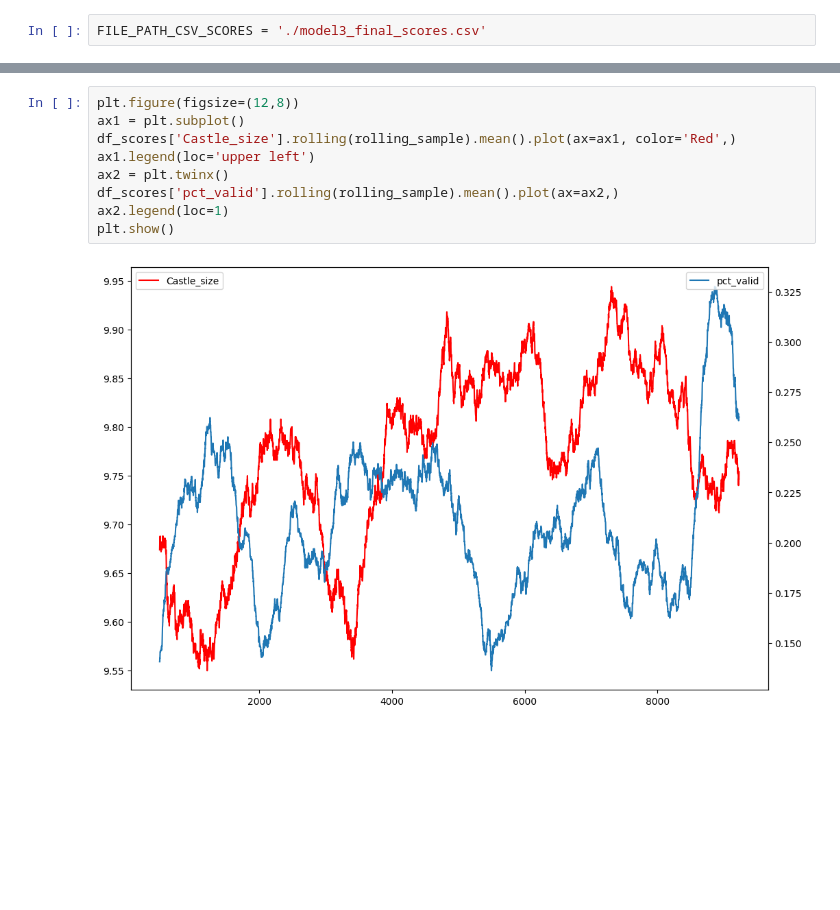
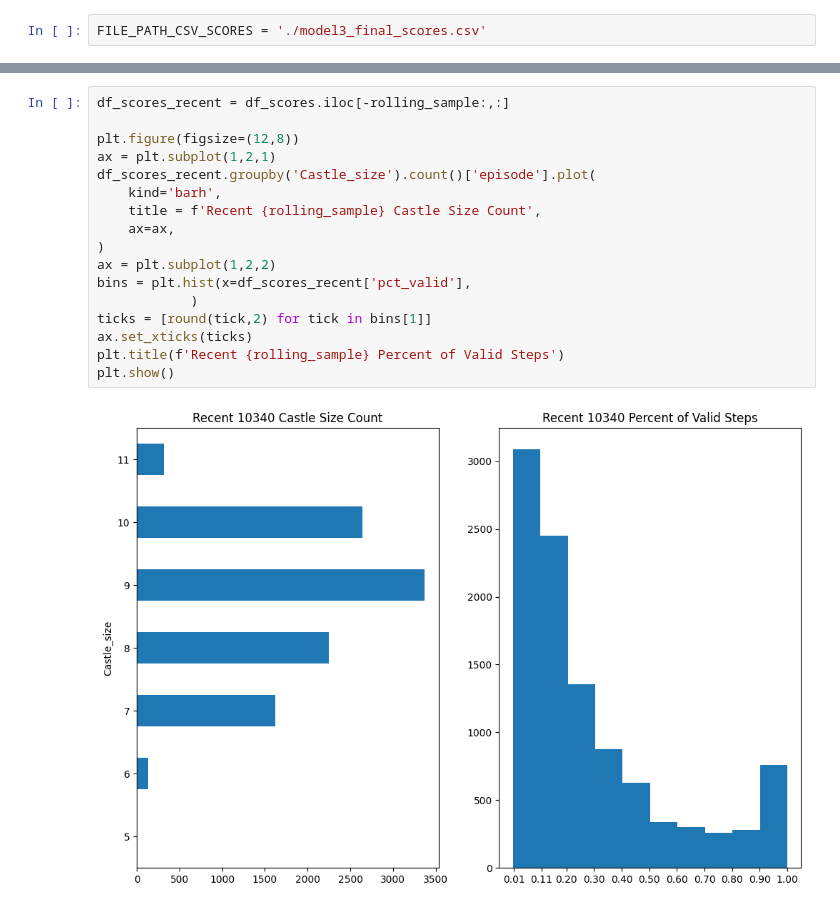
Before and after one commit to Rabmuk/Reinforcement-Regicide, a Jupyter notebook: Scores_analysis.ipynb, the cells around one changed output, grey strips where cells are left out. Saved outputs shown, nothing was run; the diff lists cells and outputs as text; blank space fills up the shorter version.

```diff
--- a/Scores_analysis.ipynb
+++ b/Scores_analysis.ipynb
@@ -75,11 +96,19 @@ plt.show()
-# %%
-plt.figure(figsize=(12,8))
-ax1 = plt.subplot()
-df_scores['Castle_size'].rolling(rolling_sample).mean().plot(ax=ax1, color='Red',)
-ax1.legend(loc='upper left')
-ax2 = plt.twinx()
-df_scores['pct_valid'].rolling(rolling_sample).mean().plot(ax=ax2,)
-ax2.legend(loc=1)
-plt.show()
-# %% [output]
-[figure, removed]
+# %%
+df_scores_recent = df_scores.iloc[-rolling_sample:,:]
+
+plt.figure(figsize=(12,8))
+ax = plt.subplot(1,2,1)
+df_scores_recent.groupby('Castle_size').count()['episode'].plot(
+    kind='barh',
+    title = f'Recent {rolling_sample} Castle Size Count',
+    ax=ax,
+)
+ax = plt.subplot(1,2,2)
+bins = plt.hist(x=df_scores_recent['pct_valid'],
+            )
+ticks = [round(tick,2) for tick in bins[1]]
+ax.set_xticks(ticks)
+plt.title(f'Recent {rolling_sample} Percent of Valid Steps')
+plt.show()
+# %% [output]
+[figure, added]
```
Also changed, not shown: parts of 9 cells of this notebook, 1 other file.
